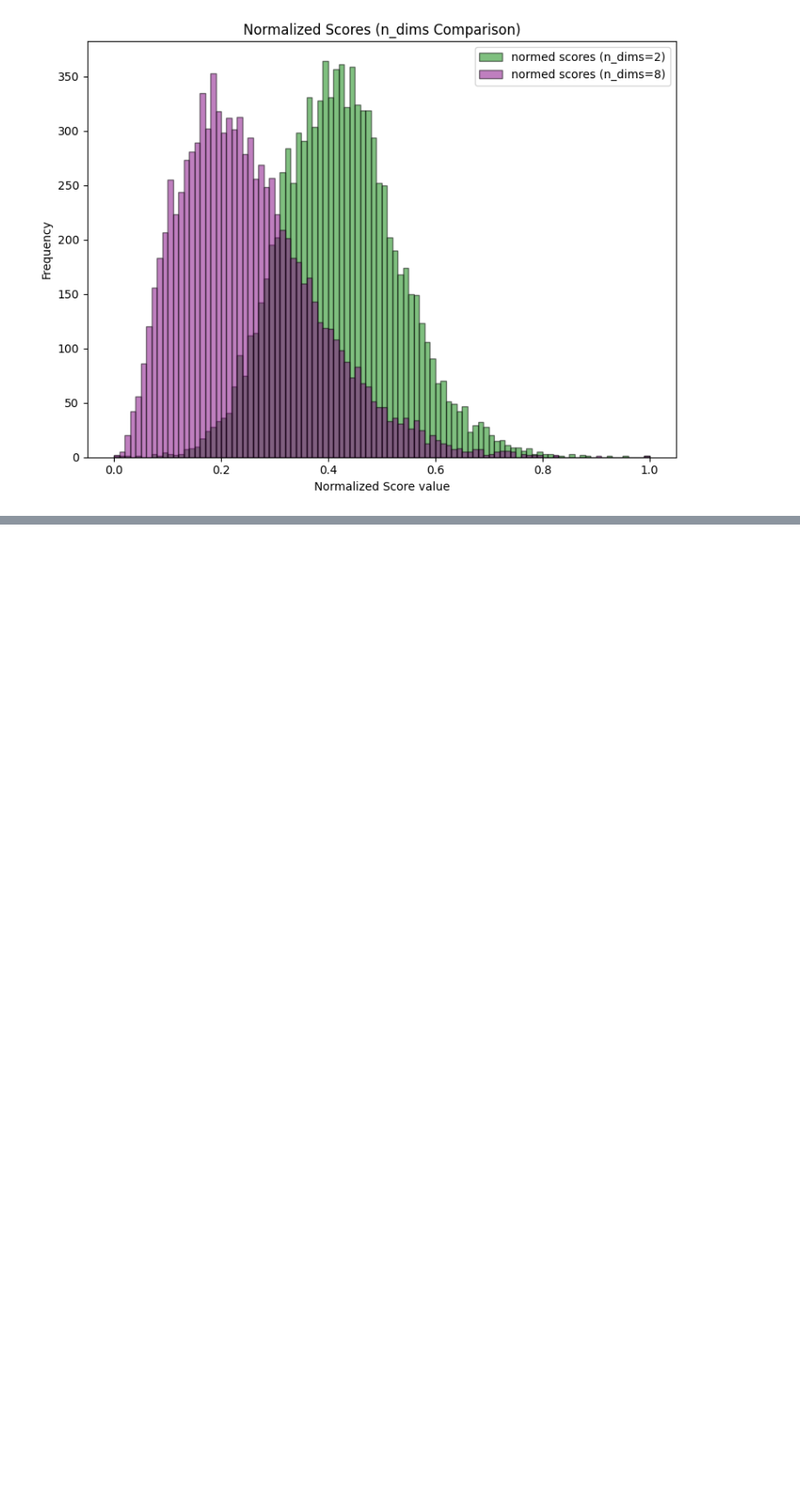
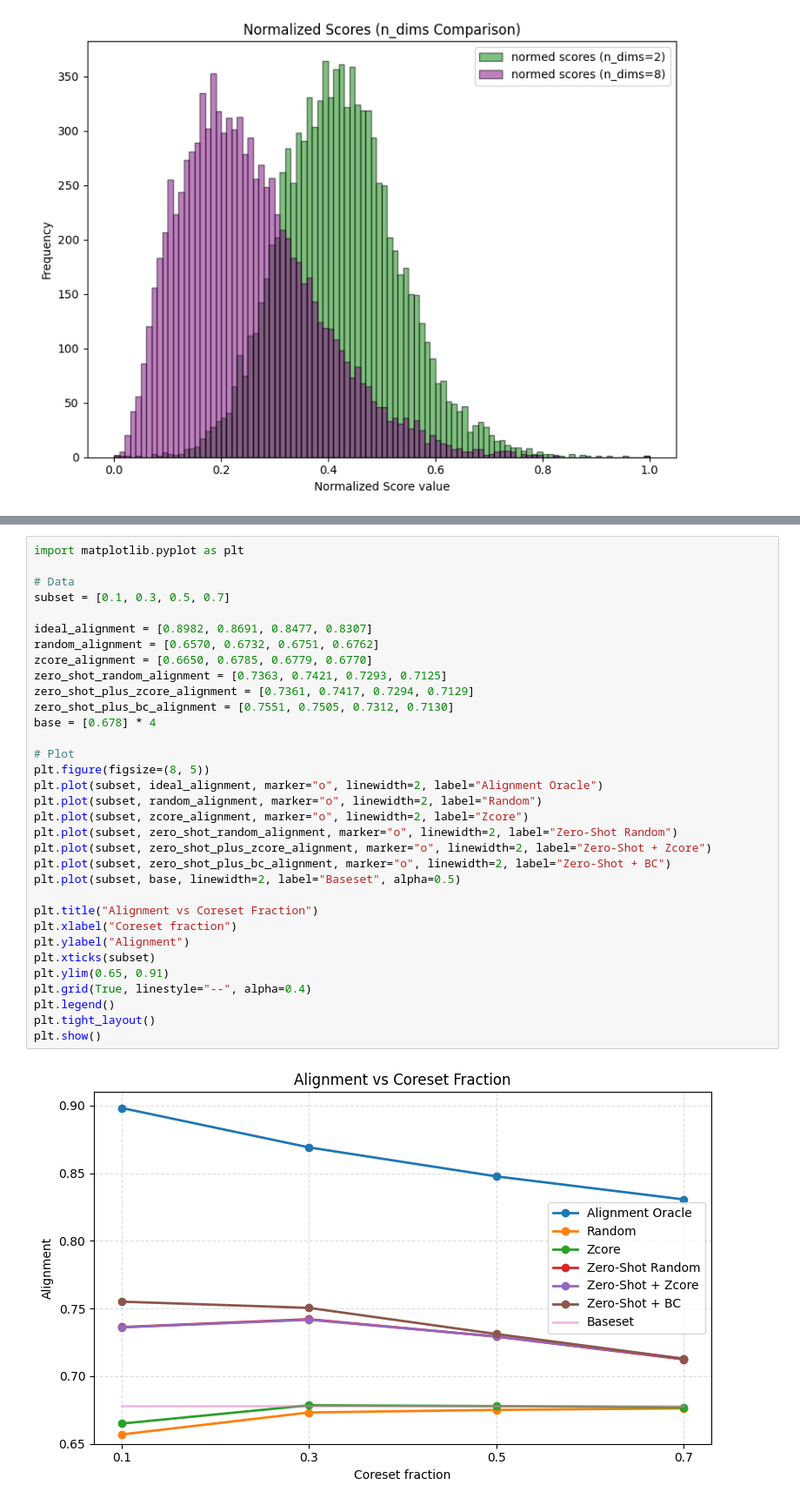
Before and after one commit to voxel51/zero-shot-coreset-selection, a Jupyter notebook: distance_metrics.ipynb, the cells around one changed output, grey strips where cells are left out. Shown at 87% size. Drawn from its saved outputs; the diff is of its cells as text; blank space fills up the shorter version.

```diff
--- a/distance_metrics.ipynb
+++ b/distance_metrics.ipynb
@@ -265,0 +735,35 @@ print(np.min(scores_1000))
+# %%
+import matplotlib.pyplot as plt
+
+# Data
+subset = [0.1, 0.3, 0.5, 0.7]
+
+ideal_alignment = [0.8982, 0.8691, 0.8477, 0.8307]
+random_alignment = [0.6570, 0.6732, 0.6751, 0.6762]
+zcore_alignment = [0.6650, 0.6785, 0.6779, 0.6770]
+zero_shot_random_alignment = [0.7363, 0.7421, 0.7293, 0.7125]
+zero_shot_plus_zcore_alignment = [0.7361, 0.7417, 0.7294, 0.7129]
+zero_shot_plus_bc_alignment = [0.7551, 0.7505, 0.7312, 0.7130]
+base = [0.678] * 4
+
+# Plot
+plt.figure(figsize=(8, 5))
+plt.plot(subset, ideal_alignment, marker="o", linewidth=2, label="Alignment Oracle")
+plt.plot(subset, random_alignment, marker="o", linewidth=2, label="Random")
+plt.plot(subset, zcore_alignment, marker="o", linewidth=2, label="Zcore")
+plt.plot(subset, zero_shot_random_alignment, marker="o", linewidth=2, label="Zero-Shot Random")
+plt.plot(subset, zero_shot_plus_zcore_alignment, marker="o", linewidth=2, label="Zero-Shot + Zcore")
+plt.plot(subset, zero_shot_plus_bc_alignment, marker="o", linewidth=2, label="Zero-Shot + BC")
+plt.plot(subset, base, linewidth=2, label="Baseset", alpha=0.5)
+
+plt.title("Alignment vs Coreset Fraction")
+plt.xlabel("Coreset fraction")
+plt.ylabel("Alignment")
+plt.xticks(subset)
+plt.ylim(0.65, 0.91)
+plt.grid(True, linestyle="--", alpha=0.4)
+plt.legend()
+plt.tight_layout()
+plt.show()
+# %% [output]
+[figure, added]
```
Also changed, not shown: parts of 21 cells of this notebook, 24 other files.
